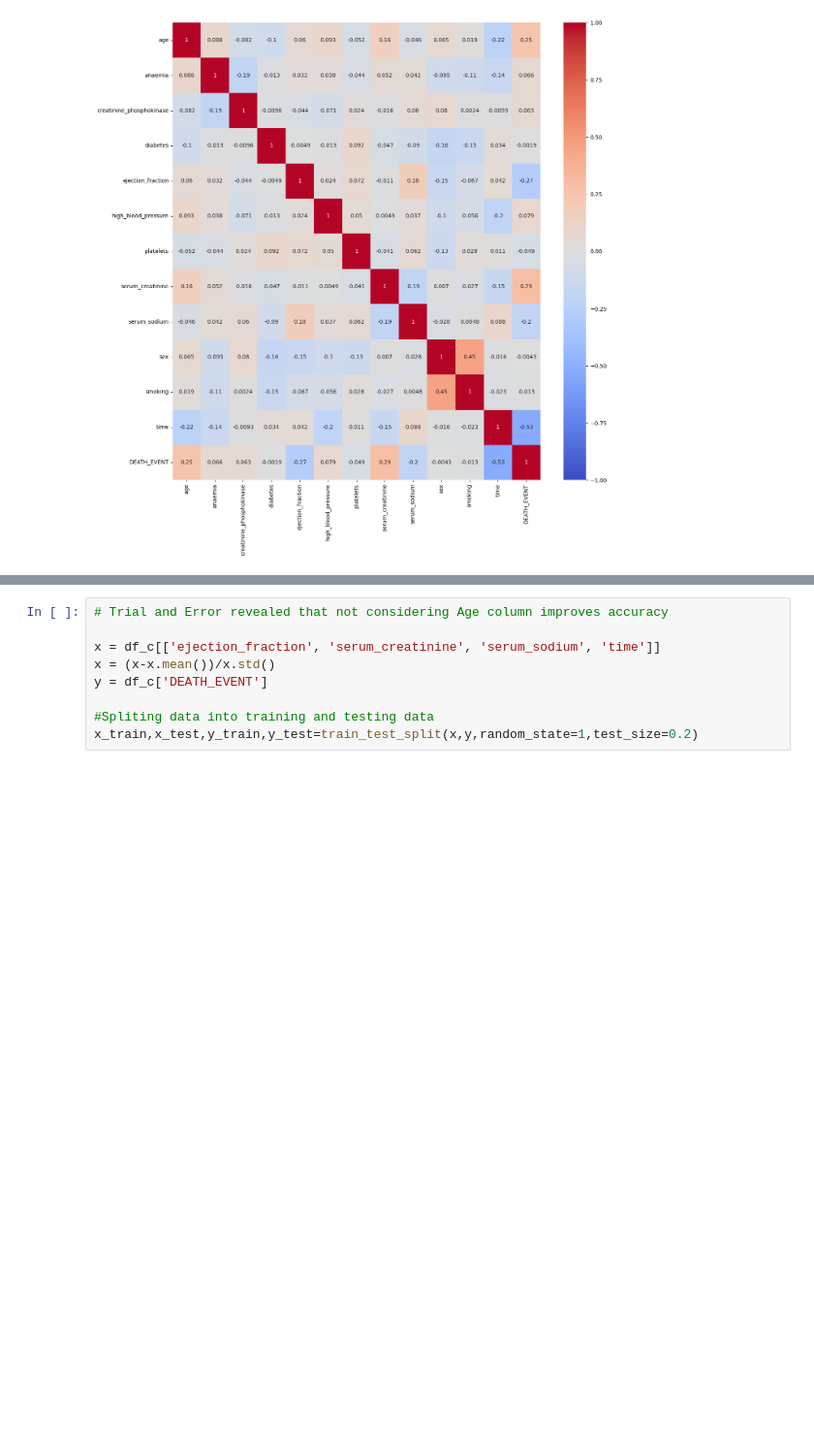
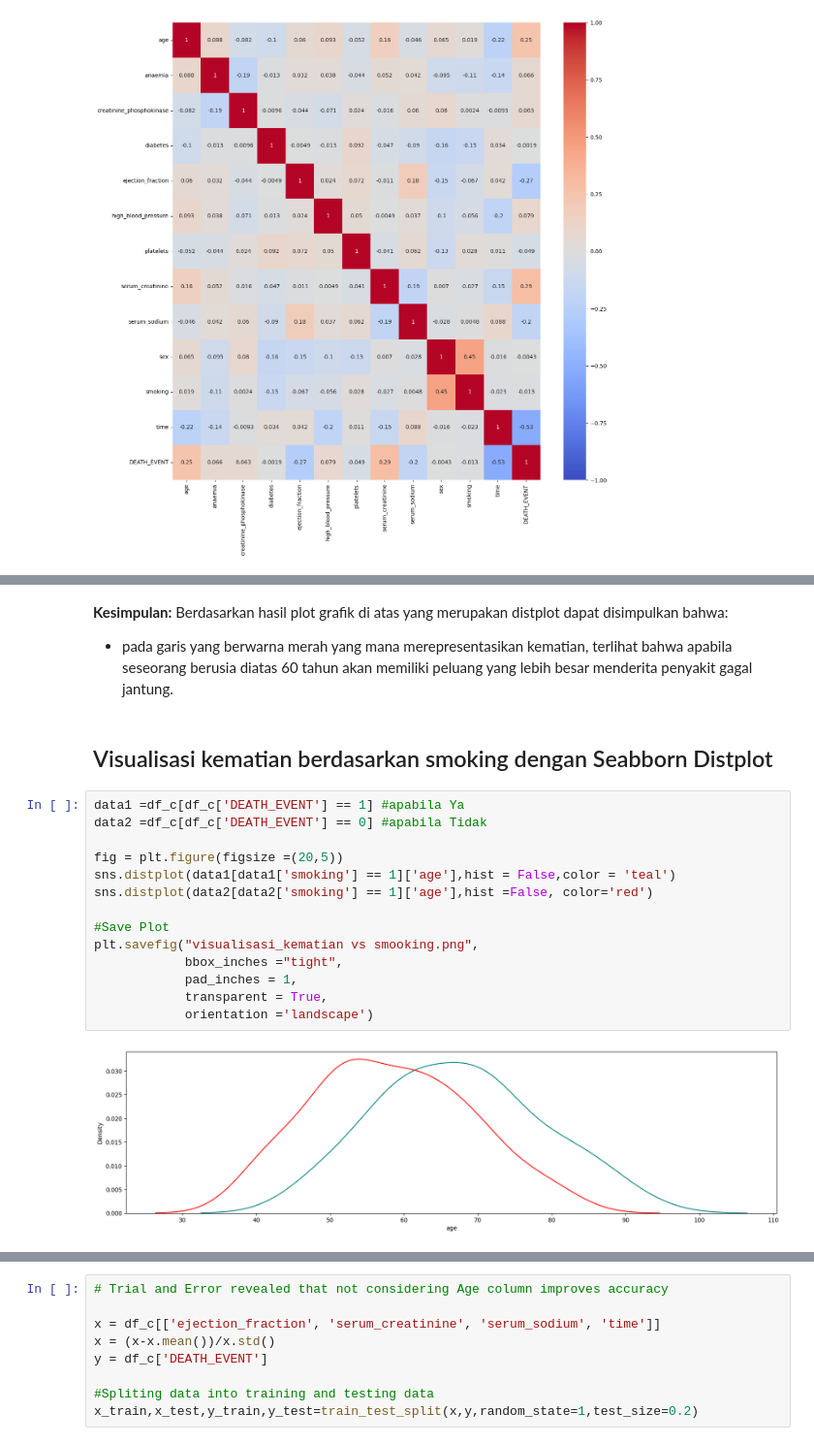
Before and after one commit to erikawkr/Final-Project3-Python-, a Jupyter notebook: PYTN_KampusMerdeka_fp3_Erika Taniya Devi Winckler.ipynb, the cells around one changed output, grey strips where cells are left out. Shown at 97% size. Saved outputs shown, nothing was run; the diff lists cells and outputs as text; blank space fills up the shorter version.

```diff
--- a/PYTN_KampusMerdeka_fp3_Erika Taniya Devi Winckler.ipynb
+++ b/PYTN_KampusMerdeka_fp3_Erika Taniya Devi Winckler.ipynb
@@ -221,0 +414,22 @@ Name: DEATH_EVENT, dtype: float64
+# %% [markdown]
+**Kesimpulan:**
+Berdasarkan hasil plot grafik di atas yang merupakan distplot dapat disimpulkan bahwa:
+- pada garis yang berwarna merah yang mana merepresentasikan kematian, terlihat  bahwa apabila seseorang berusia diatas 60 tahun akan memiliki peluang yang lebih besar menderita penyakit gagal jantung.
+# %% [markdown]
+## Visualisasi kematian berdasarkan smoking dengan Seabborn Distplot
+# %%
+data1 =df_c[df_c['DEATH_EVENT'] == 1] #apabila Ya
+data2 =df_c[df_c['DEATH_EVENT'] == 0] #apabila Tidak
+
+fig = plt.figure(figsize =(20,5))
+sns.distplot(data1[data1['smoking'] == 1]['age'],hist = False,color = 'teal')
+sns.distplot(data2[data2['smoking'] == 1]['age'],hist =False, color='red')
+
+#Save Plot
+plt.savefig("visualisasi_kematian vs smooking.png",
+            bbox_inches ="tight",
+            pad_inches = 1,
+            transparent = True,
+            orientation ='landscape')
+# %% [output]
+[figure, added]
```
Also changed, not shown: parts of 86 cells of this notebook, 5 other files.
